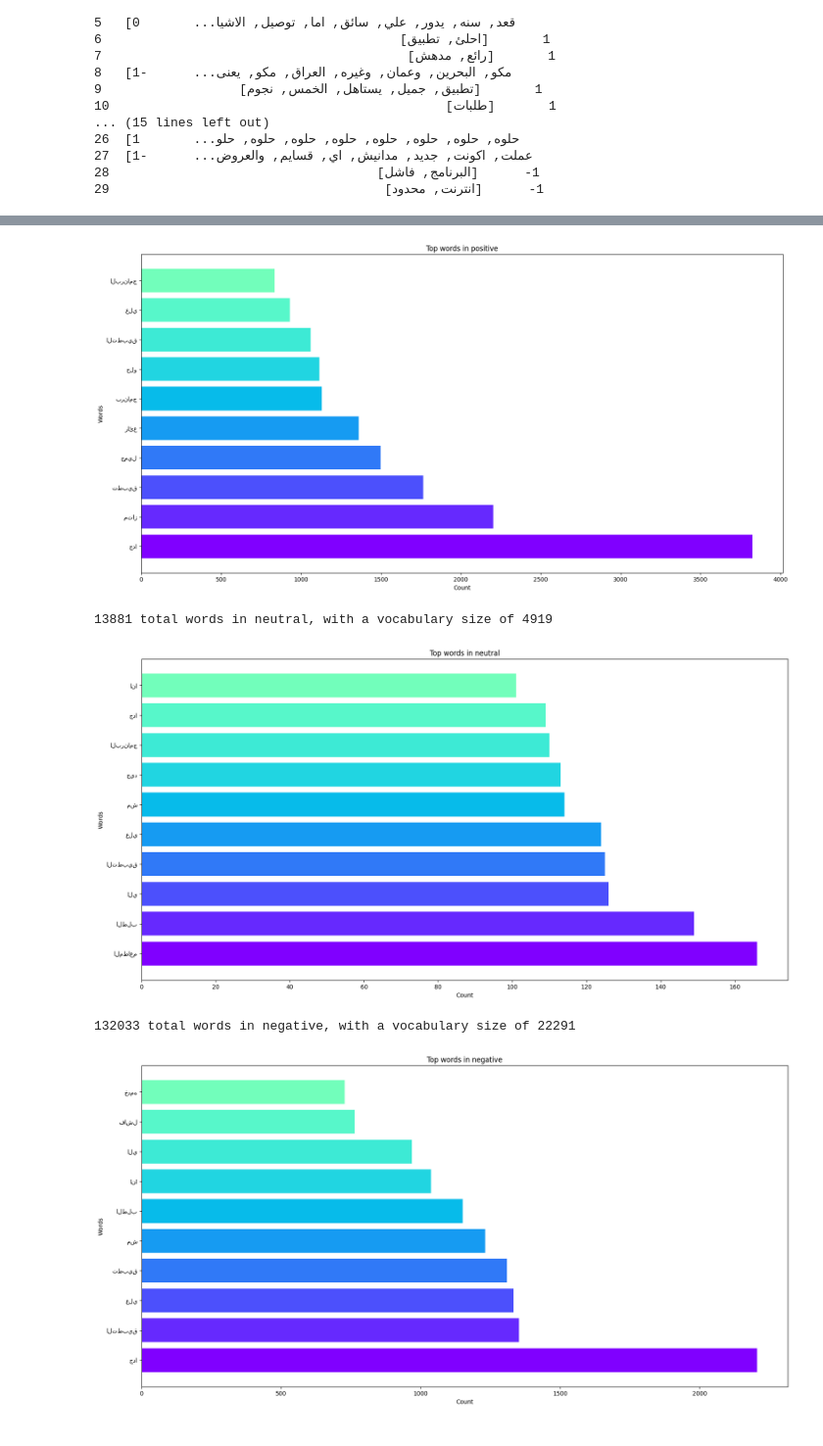
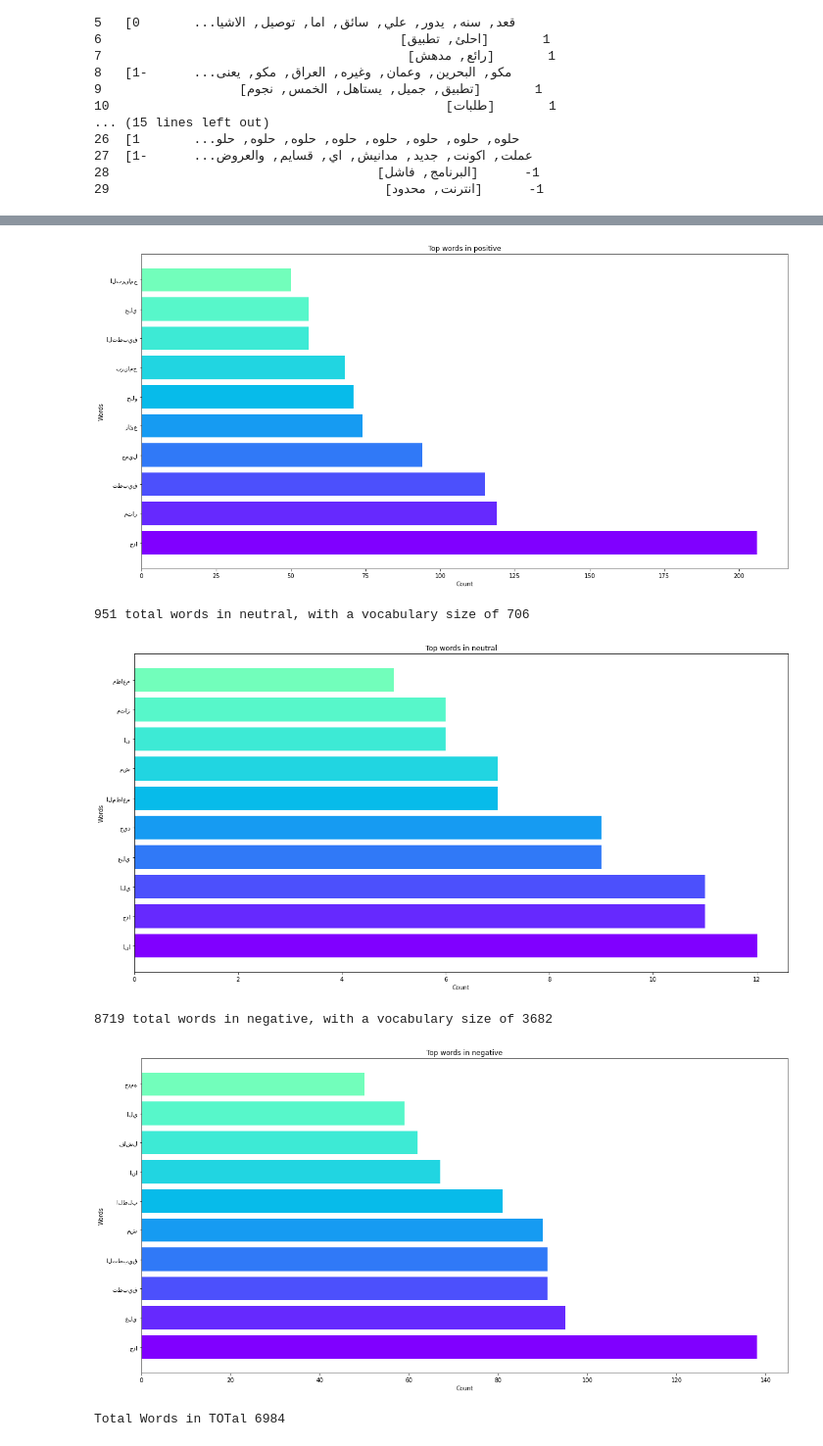
Before and after one commit to AhmedAbdelmegeed/nerual_kaggle, a Jupyter notebook: preprocess.ipynb, the cells around one changed output, grey strips where cells are left out. Shown at 98% size. Cells and saved outputs as stored; diff of their text form; code cells hidden in the pictures.

```diff
--- a/preprocess.ipynb
+++ b/preprocess.ipynb
@@ -22,8 +22,24 @@ from nltk.stem import WordNetLemmatizer
 from sklearn.feature_extraction.text import CountVectorizer
 import scipy.sparse as sp
 from keras.preprocessing.text import Tokenizer
+from keras.layers import Embedding
+from keras.preprocessing.sequence import pad_sequences
+from sklearn.model_selection import train_test_split
+from keras import regularizers
+from keras.models import Sequential
+from keras import layers
+from keras.optimizers import RMSprop,Adam
+from keras.preprocessing.text import Tokenizer
 from keras.preprocessing.sequence import pad_sequences
 from keras import regularizers
+from keras import backend as K
+from keras.callbacks import ModelCheckpoint
+from keras.models import load_model
+
+
+
+import tensorflow as tf
+print("Num GPUs Available: ", len(tf.config.experimental.list_physical_devices('GPU')))
 
 
 pd.set_option('display.max_columns', None)
@@ -38,7 +54,7 @@ review_col = "review_description"
 rating_col = "rating"
 
 
-df = pd.read_excel('train.xlsx')
+df = pd.read_excel('train_subset.xlsx')
 
 print(df.head(10))
 
@@ -141,6 +181,7 @@ for i in range(len(df[rating_col])) :
 print(f"Length of 'positive' column Before: {len(pos)}")
 print(f"Length of 'negative' column Before: {len(neg)}")
 print(f"Length of 'neutral' column Before: {len(neu)}")
+
 
 def display_stats(col,col_name):
     all_words = []
@@ -174,8 +215,13 @@ def display_stats(col,col_name):
     plt.barh(words, counts, color=colors)
     plt.show()
 
+    return len(VOCAB)
 
 
+
+tot_words = 0
 for col in [(pos,"positive"), (neu,"neutral"), (neg,"negative")]:
-    display_stats(col[0] ,col[1] )
+    tot_words += display_stats(col[0] ,col[1] )
+
+print("Total Words in TOTal " + str(tot_words))
 # %% [output]
@@ -186,8 +232,9 @@ Length of 'neutral' column Before: 1507
-[figure, old version]
+[figure, new version]
-13881 total words in neutral, with a vocabulary size of 4919
+951 total words in neutral, with a vocabulary size of 706
-[figure, old version]
+[figure, new version]
-132033 total words in negative, with a vocabulary size of 22291
+8719 total words in negative, with a vocabulary size of 3682
-[figure, old version]
+[figure, new version]
+Total Words in TOTal 6984
 # %%
 # Create new columns 'positive', 'negative', and 'neutral' based on the 'rating' column
 # Identify the two minimum lengths
```
Also changed, not shown: parts of 7 cells of this notebook, 7 other files.
